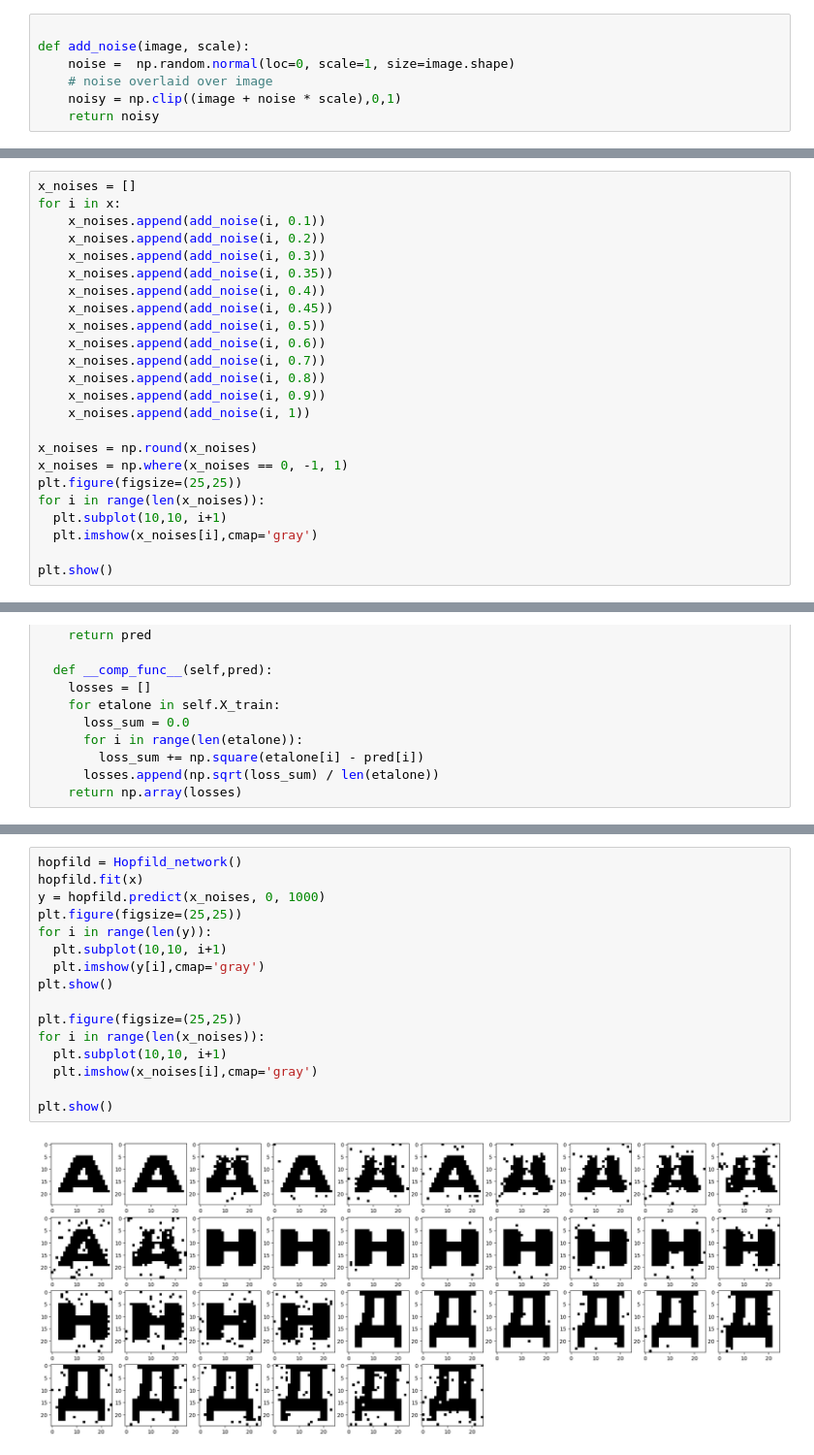
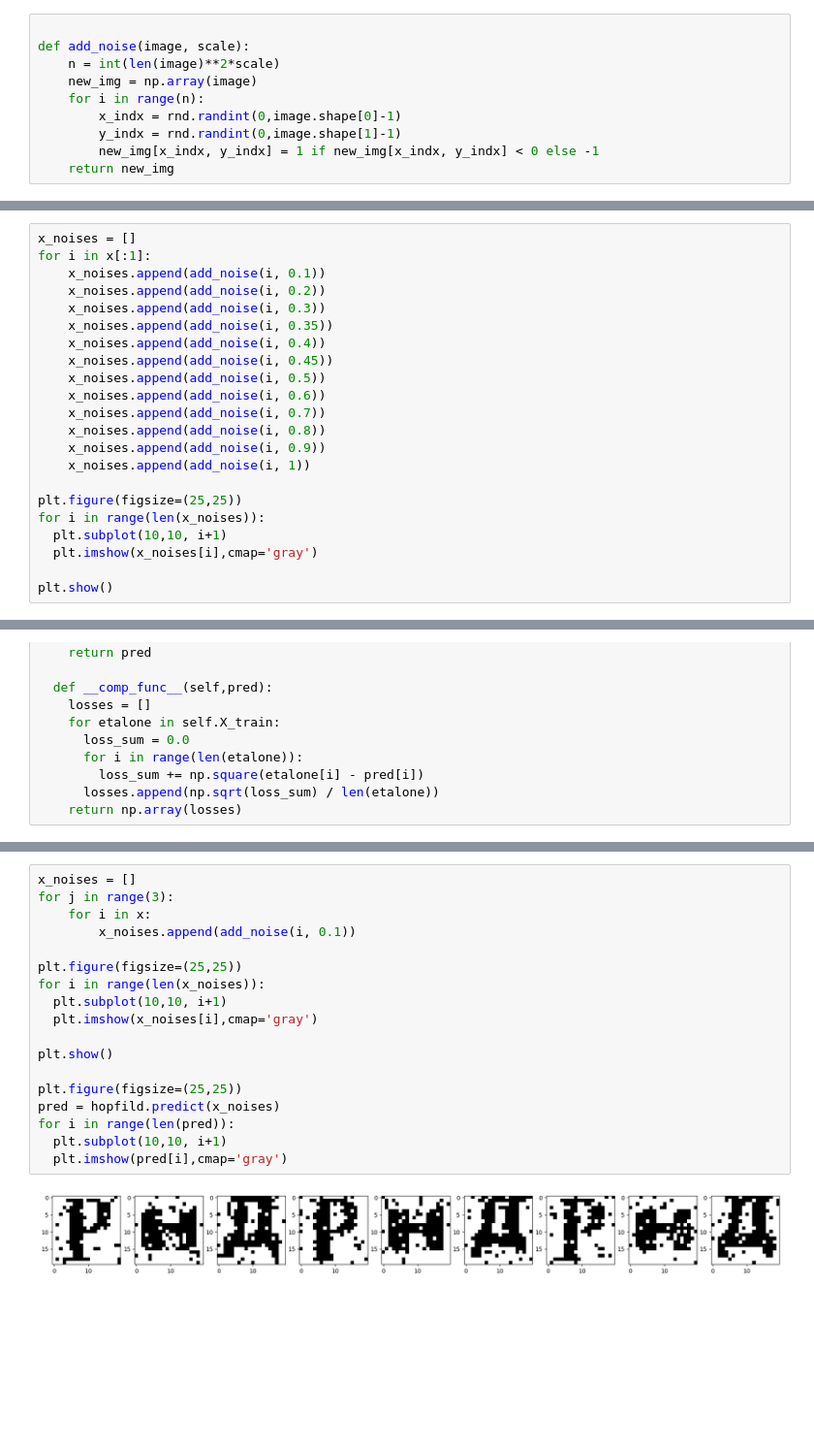
Before and after one commit to Ivan-AI-hub/Optimizing-of-project-decisions, a Jupyter notebook: Sapr/hopfield-network.ipynb, the cells around one changed output, grey strips where cells are left out. Shown at 97% size. Cells and saved outputs as stored; diff of their text form; blank space fills up the shorter version.

```diff
--- a/Sapr/hopfield-network.ipynb
+++ b/Sapr/hopfield-network.ipynb
@@ -5,13 +5,16 @@ import os
 import cv2
 import matplotlib.pyplot as plt
 from PIL import Image, ImageOps
-# %%
-
-def add_noise(image, scale):
-    noise =  np.random.normal(loc=0, scale=1, size=image.shape)
-    # noise overlaid over image
-    noisy = np.clip((image + noise * scale),0,1)
-    return noisy
+# %%
+
+def add_noise(image, scale):
+    n = int(len(image)**2*scale)
+    new_img = np.array(image)
+    for i in range(n):
+        x_indx = rnd.randint(0,image.shape[0]-1)
+        y_indx = rnd.randint(0,image.shape[1]-1)
+        new_img[x_indx, y_indx] = 1 if new_img[x_indx, y_indx] < 0 else -1
+    return new_img
 # %%
 def AddImage(path):
   test_img = Image.open(path)
@@ -70,6 +56,6 @@ plt.show()
 # %%
 x_noises = []
-for i in x:
+for i in x[:1]:
     x_noises.append(add_noise(i, 0.1))
     x_noises.append(add_noise(i, 0.2))
     x_noises.append(add_noise(i, 0.3))
@@ -83,8 +69,6 @@ for i in x:
     x_noises.append(add_noise(i, 0.9))
     x_noises.append(add_noise(i, 1))
 
-x_noises = np.round(x_noises)
-x_noises = np.where(x_noises == 0, -1, 1)
 plt.figure(figsize=(25,25))
 for i in range(len(x_noises)):
   plt.subplot(10,10, i+1)
@@ -155,18 +142,20 @@ class Hopfild_network:
 # %%
-hopfild = Hopfild_network()
-hopfild.fit(x)
-y = hopfild.predict(x_noises, 0, 1000)
-plt.figure(figsize=(25,25))
-for i in range(len(y)):
-  plt.subplot(10,10, i+1)
-  plt.imshow(y[i],cmap='gray')
-plt.show()
+x_noises = []
+for j in range(3):
+    for i in x:
+        x_noises.append(add_noise(i, 0.1))
 
 plt.figure(figsize=(25,25))
 for i in range(len(x_noises)):
   plt.subplot(10,10, i+1)
   plt.imshow(x_noises[i],cmap='gray')
 
 plt.show()
+
+plt.figure(figsize=(25,25))
+pred = hopfild.predict(x_noises)
+for i in range(len(pred)):
+  plt.subplot(10,10, i+1)
+  plt.imshow(pred[i],cmap='gray')
 # %% [output]
-[figure, old version]
+[figure, new version]
```
Also changed, not shown: parts of 10 cells of this notebook, 3 other files.
